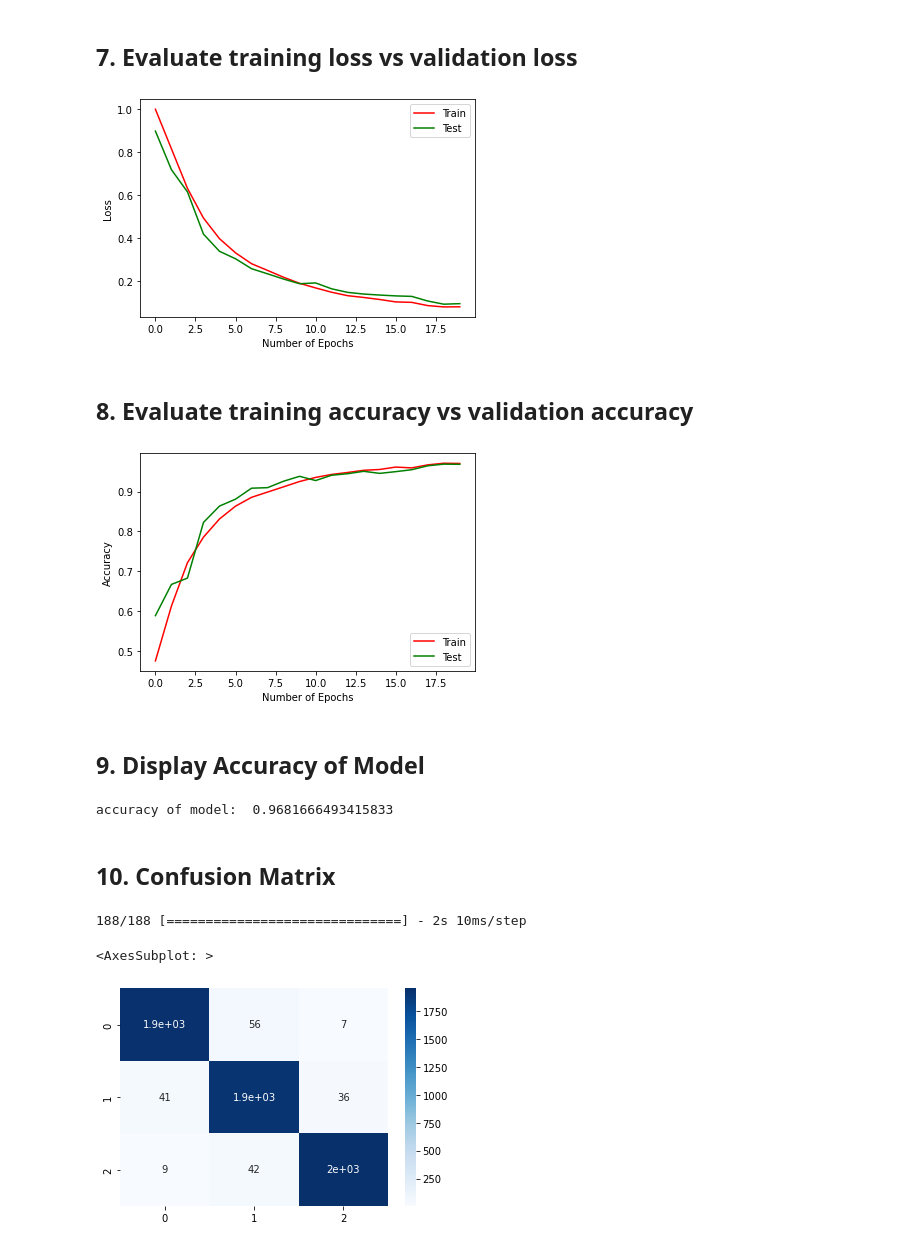
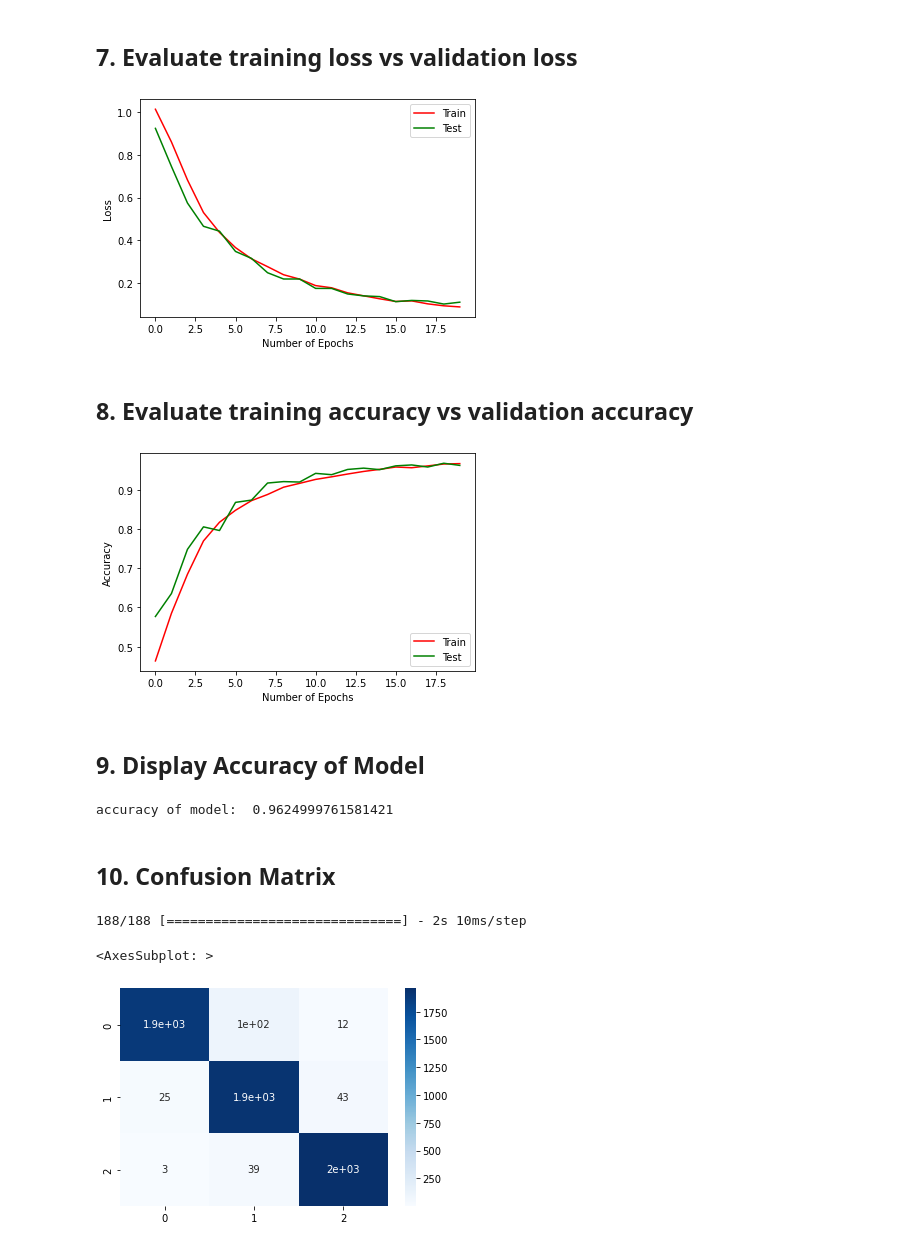
Before and after one commit to c-hammer45/ShapesClassification, a Jupyter notebook: Shapes_Classification.ipynb, the cells around one changed output. Drawn from its saved outputs; the diff is of its cells as text; code cells hidden in the pictures.

```diff
--- a/Shapes_Classification.ipynb
+++ b/Shapes_Classification.ipynb
@@ -22,10 +22,8 @@ from sklearn.metrics import confusion_matrix
 ## 2. Load in the data
 # %%
 data_direc = 'geometric shapes dataset'
-classes = []
 #Obtain the name of the class directories
-for i in os.listdir(data_direc):
-    classes.append(i)
+classes = os.listdir(data_direc)
 
 #read in images from separate class directories
 data = []
@@ -105,7 +103,7 @@ model.add(MaxPool2D(pool_size = 2))
 #fully connected neural network
 model.add(Flatten())
 model.add(Dense(64, activation = "relu"))
-model.add(Dropout(0.2))
+model.add(Dropout(0.28))
 model.add(Dense(3, activation = "softmax"))
 # %% [markdown]
 ## 6. Compile and fit the model
@@ -144,7 +142,7 @@ plt.ylabel('Loss')
 plt.legend(['Train', 'Test'], loc = 'upper right')
 plt.show()
 # %% [output]
-[figure, old version]
+[figure, new version]
 # %% [markdown]
 ## 8. Evaluate training accuracy vs validation accuracy
 # %%
@@ -156,25 +154,25 @@ plt.ylabel('Accuracy')
 plt.legend(['Train', 'Test'], loc = 'lower right')
 plt.show()
 # %% [output]
-[figure, old version]
+[figure, new version]
 # %% [markdown]
 ## 9. Display Accuracy of Model
 # %%
 model_accuracy = model.evaluate(x_test,y_test, verbose = 0)
 print("accuracy of model: ", model_accuracy[1])
 # %% [output]
-accuracy of model:  0.9681666493415833
+accuracy of model:  0.9624999761581421
 # %% [markdown]
 ## 10. Confusion Matrix
 # %%
 #labels predicted from model
 y_pred = np.argmax(model.predict(x_test), axis=1)
 #true, testing labels
 y_true = np.argmax(y_test, axis=1)
 #confusion matrix to display results
-conf_mat = confusion_matrix(y_true, y_pred, labels=[0,1,2])
+conf_mat = confusion_matrix(y_true, y_pred)
 sns.heatmap(conf_mat, annot=True, cmap="Blues")
 # %% [output]
 188/188 [==============================] - 2s 10ms/step
 <AxesSubplot: >
-[figure, old version]
+[figure, new version]
```
Also changed, not shown: parts of 2 cells of this notebook.
